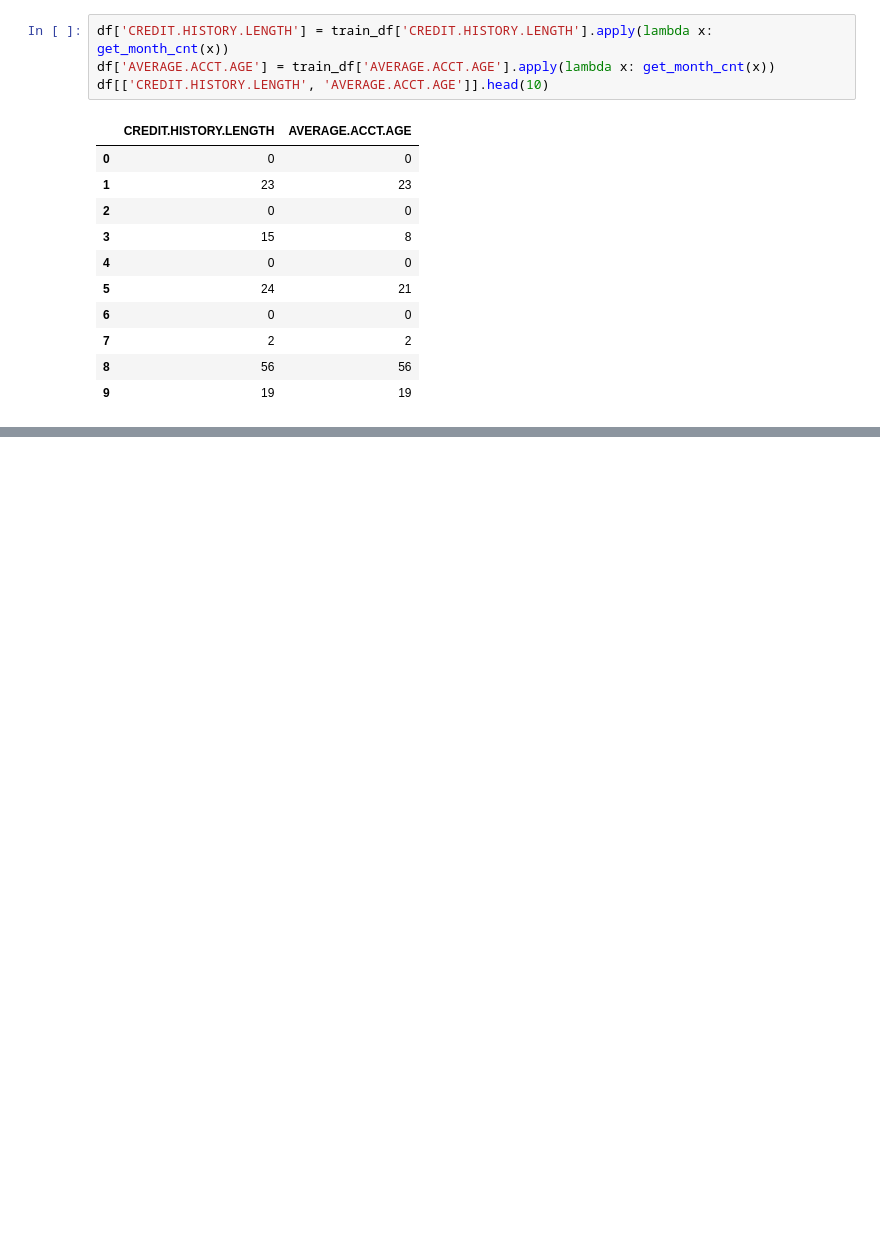
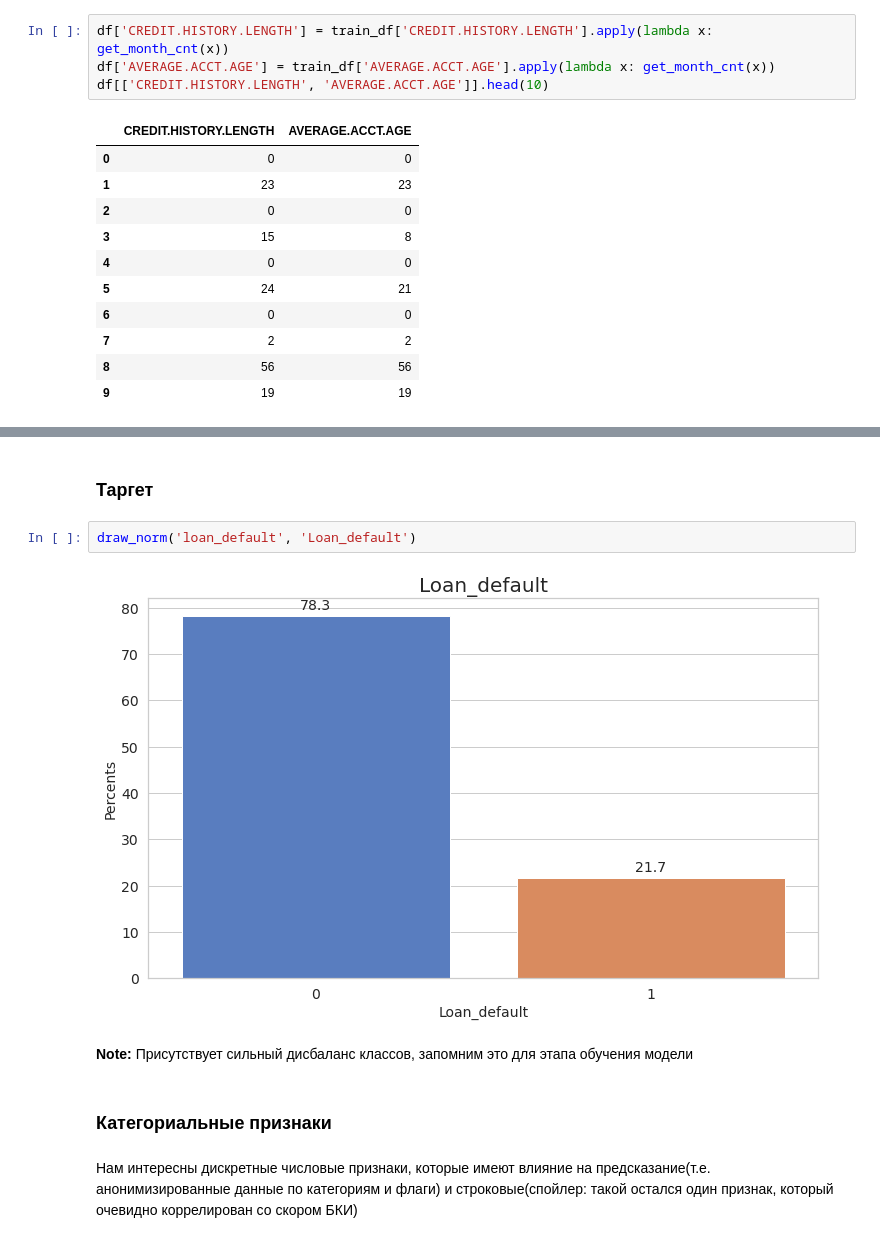
Before and after one commit to blnglishPlease/LCSM, a Jupyter notebook: LTFS/LTFS_EDA.ipynb, the cells around one changed output, grey strips where cells are left out. Cells and saved outputs as stored; diff of their text form; blank space fills up the shorter version.

```diff
--- a/LTFS/LTFS_EDA.ipynb
+++ b/LTFS/LTFS_EDA.ipynb
@@ -242,0 +378,13 @@ df = df.drop(['Employment.Type'], axis=1)
+# %% [markdown]
+### Таргет
+# %%
+draw_norm('loan_default', 'Loan_default')
+# %% [output]
+[figure, added]
+# %% [markdown]
+**Note:**
+Присутствует сильный дисбаланс классов, запомним это для этапа обучения модели
+# %% [markdown]
+### Категориальные признаки
+# %% [markdown]
+Нам интересны дискретные числовые признаки, которые имеют влияние на предсказание(т.е. анонимизированные данные по категориям и флаги) и строковые(спойлер: такой остался один признак, который очевидно коррелирован со скором БКИ)
```
Also changed, not shown: parts of 90 cells of this notebook.
